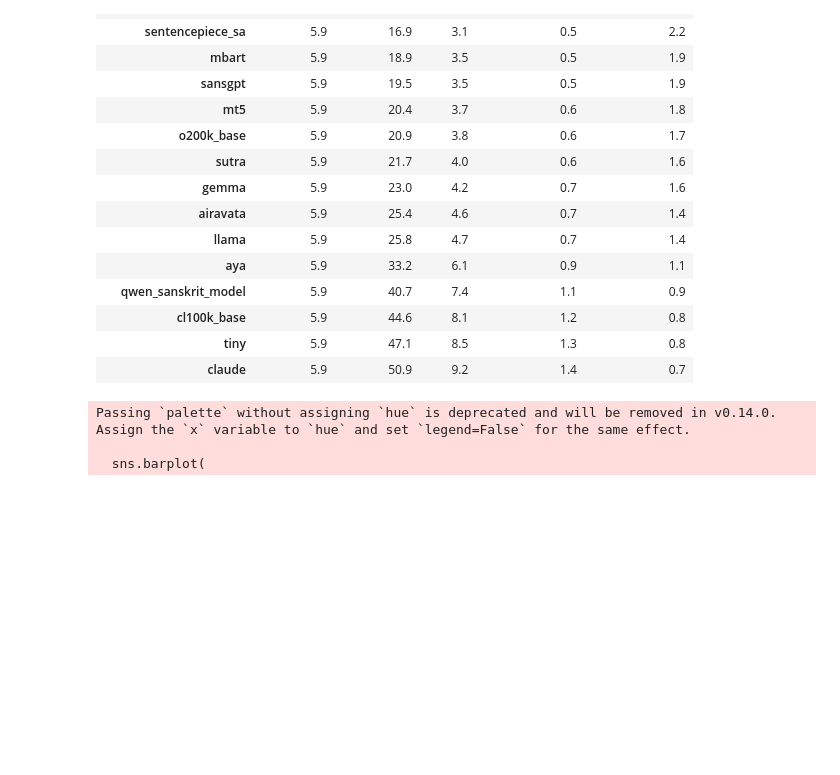
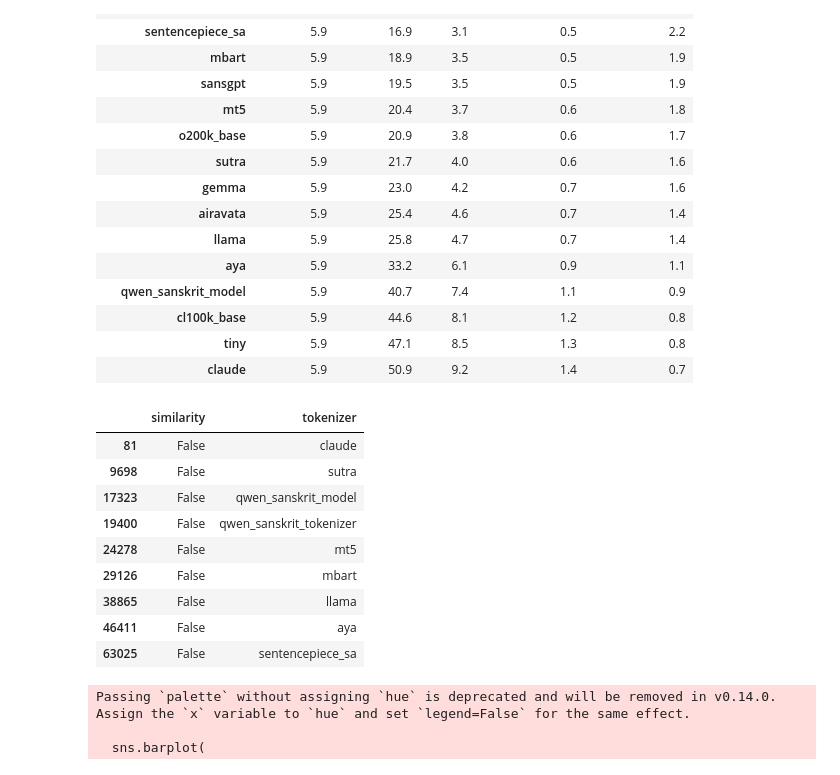
Before and after one commit to NikhilaGadge/Sanskrit_Tokenizers_Evaluation, a Jupyter notebook: Sanskrit_Tokenization_Evaluation.ipynb, the cells around one changed output. Drawn from its saved outputs; the diff is of its cells as text; code cells hidden in the pictures; blank space fills up the shorter version.

```diff
--- a/Sanskrit_Tokenization_Evaluation.ipynb
+++ b/Sanskrit_Tokenization_Evaluation.ipynb
@@ -1087,6 +1227,19 @@ summary_round
 | cl100k_base | 5.9 | 44.6 | 8.1 | 1.2 | 0.8 |
 | tiny | 5.9 | 47.1 | 8.5 | 1.3 | 0.8 |
 | claude | 5.9 | 50.9 | 9.2 | 1.4 | 0.7 |
+# %%
+df[df['similarity'] == False][['similarity','tokenizer']].drop_duplicates()
+# %% [output]
+|  | similarity | tokenizer |
+| 81 | False | claude |
+| 9698 | False | sutra |
+| 17323 | False | qwen_sanskrit_model |
+| 19400 | False | qwen_sanskrit_tokenizer |
+| 24278 | False | mt5 |
+| 29126 | False | mbart |
+| 38865 | False | llama |
+| 46411 | False | aya |
+| 63025 | False | sentencepiece_sa |
 # %%
 import matplotlib.pyplot as plt
 import seaborn as sns
```
Also changed, not shown: parts of 11 cells of this notebook.
